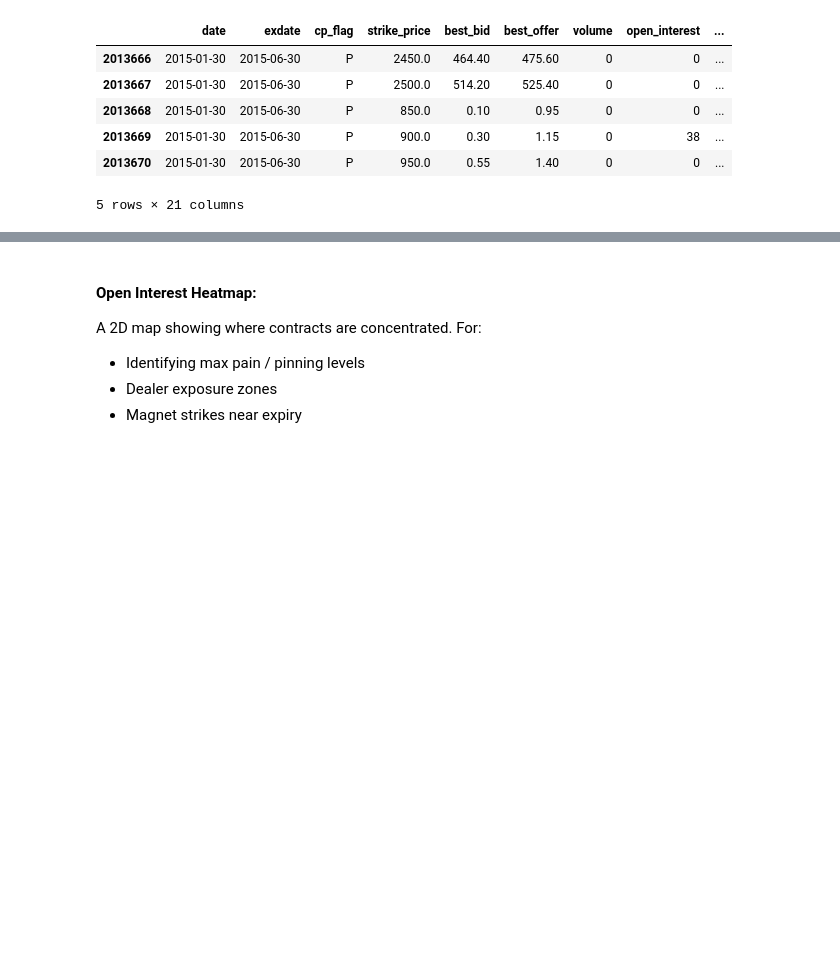
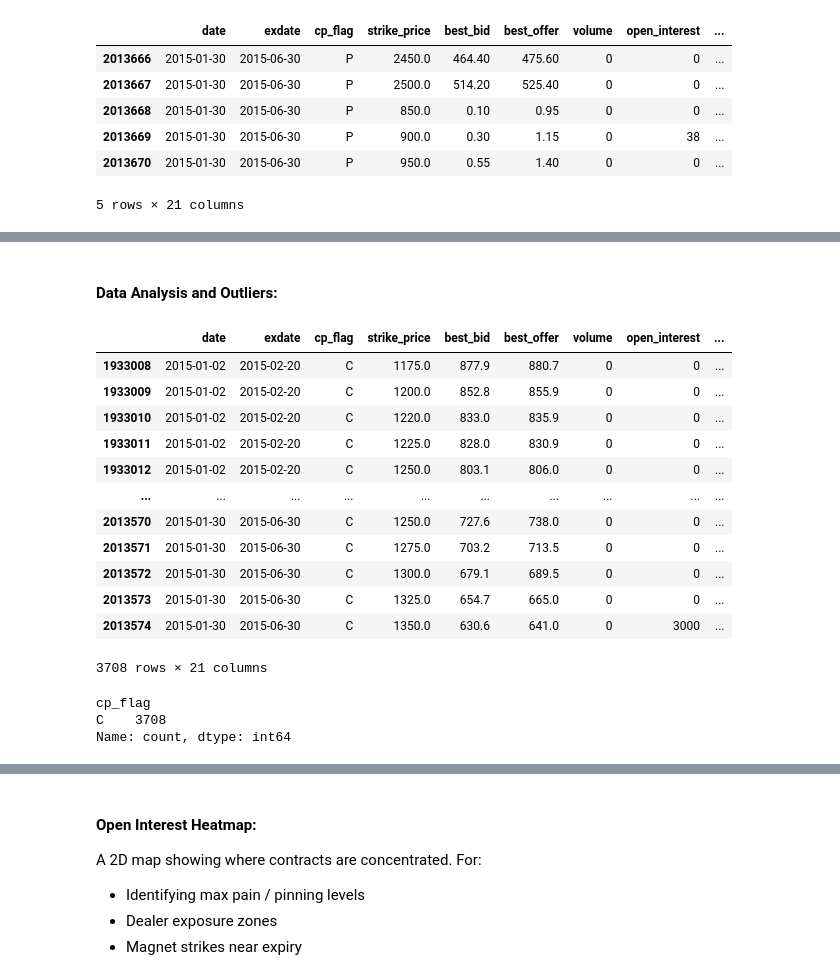
Before and after one commit to finsherwell/options-analyser, a Jupyter notebook: notebooks/data_exploration.ipynb, the cells around one changed output, grey strips where cells are left out. Cells and saved outputs as stored; diff of their text form; code cells hidden in the pictures; blank space fills up the shorter version.

Commit message:
More Data Exploration

```diff
--- a/notebooks/data_exploration.ipynb
+++ b/notebooks/data_exploration.ipynb
@@ -52,3 +55,27 @@ df.describe()
 | 75% | 2015-01-23 00:00:00 | 2045.000000 | 187.500000 | 192.100000 | 3.000000 | 150.000000 | 0.314879 | 0.783207 | ... |
 | max | 2015-01-30 00:00:00 | 3500.000000 | 1556.500000 | 1559.500000 | 61151.000000 | 150345.000000 | 2.976005 | 0.999516 | ... |
 | std | NaN | 295.348772 | 178.336568 | 180.767848 | 1119.224643 | 7032.612649 | 0.142921 | 0.591322 | ... |
+# %% [markdown]
+#### Data Analysis and Outliers:
+# %%
+df[df['theta'] > 0]
+# %% [output]
+|  | date | exdate | cp_flag | strike_price | best_bid | best_offer | volume | open_interest | ... |
+| 1933008 | 2015-01-02 | 2015-02-20 | C | 1175.0 | 877.9 | 880.7 | 0 | 0 | ... |
+| 1933009 | 2015-01-02 | 2015-02-20 | C | 1200.0 | 852.8 | 855.9 | 0 | 0 | ... |
+| 1933010 | 2015-01-02 | 2015-02-20 | C | 1220.0 | 833.0 | 835.9 | 0 | 0 | ... |
+| 1933011 | 2015-01-02 | 2015-02-20 | C | 1225.0 | 828.0 | 830.9 | 0 | 0 | ... |
+| 1933012 | 2015-01-02 | 2015-02-20 | C | 1250.0 | 803.1 | 806.0 | 0 | 0 | ... |
+| ... | ... | ... | ... | ... | ... | ... | ... | ... | ... |
+| 2013570 | 2015-01-30 | 2015-06-30 | C | 1250.0 | 727.6 | 738.0 | 0 | 0 | ... |
+| 2013571 | 2015-01-30 | 2015-06-30 | C | 1275.0 | 703.2 | 713.5 | 0 | 0 | ... |
+| 2013572 | 2015-01-30 | 2015-06-30 | C | 1300.0 | 679.1 | 689.5 | 0 | 0 | ... |
+| 2013573 | 2015-01-30 | 2015-06-30 | C | 1325.0 | 654.7 | 665.0 | 0 | 0 | ... |
+| 2013574 | 2015-01-30 | 2015-06-30 | C | 1350.0 | 630.6 | 641.0 | 0 | 3000 | ... |
+3708 rows × 21 columns
+# %%
+df[df['theta'] > 0]['cp_flag'].value_counts()
+# %% [output]
+cp_flag
+C    3708
+Name: count, dtype: int64
```
Also changed, not shown: parts of 28 cells of this notebook, 1 other file.
